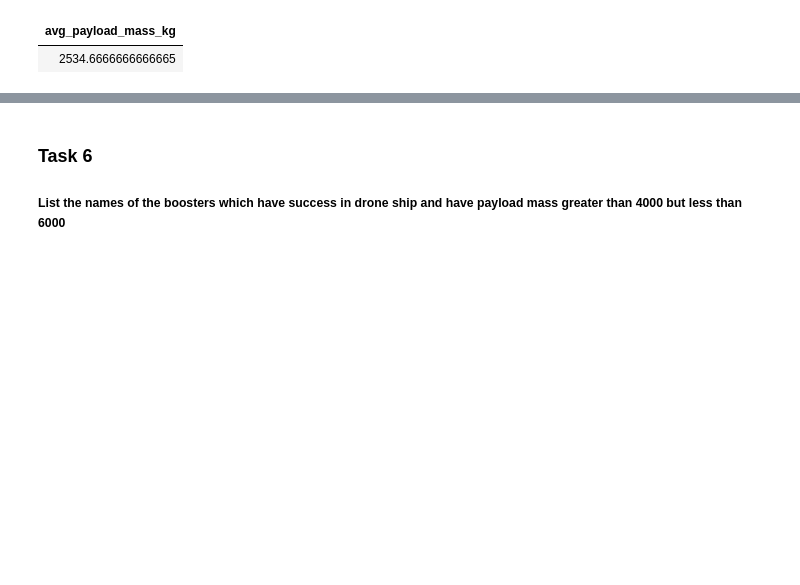
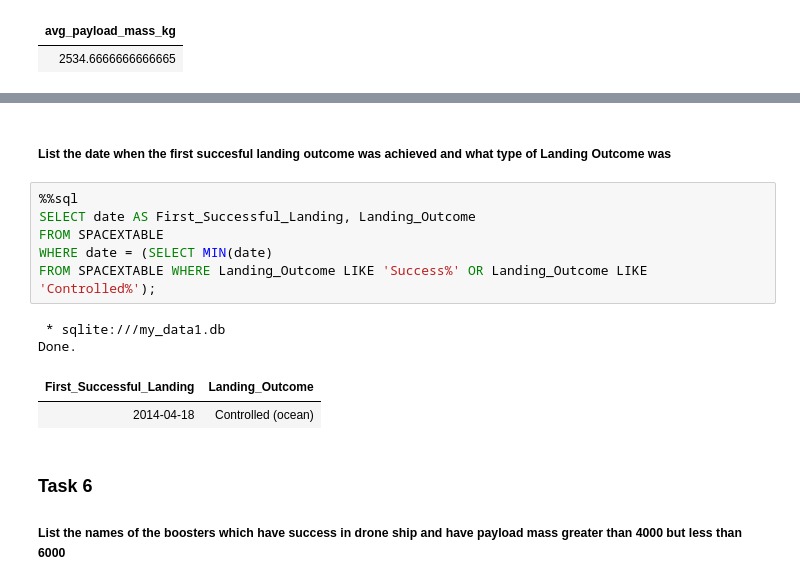
Before and after one commit to santisemensi91/IBM-project, a Jupyter notebook: eda-sql-coursera_sqllite.ipynb, the cells around one changed output, grey strips where cells are left out. Saved outputs shown, nothing was run; the diff lists cells and outputs as text; blank space fills up the shorter version.

```diff
--- a/eda-sql-coursera_sqllite.ipynb
+++ b/eda-sql-coursera_sqllite.ipynb
@@ -169,3 +263,16 @@ Done.
+# %% [markdown]
+##### List the date when the first succesful landing outcome was achieved and what type of Landing Outcome was
+# %%
+%%sql
+SELECT date AS First_Successful_Landing, Landing_Outcome
+FROM SPACEXTABLE
+WHERE date = (SELECT MIN(date)
+FROM SPACEXTABLE WHERE Landing_Outcome LIKE 'Success%' OR Landing_Outcome LIKE 'Controlled%');
+# %% [output]
+ * sqlite:///my_data1.db
+Done.
+| First_Successful_Landing | Landing_Outcome |
+| 2014-04-18 | Controlled (ocean) |
 # %% [markdown]
 ### Task 6
 
```
Also changed, not shown: parts of 19 cells of this notebook, 9 other files.
